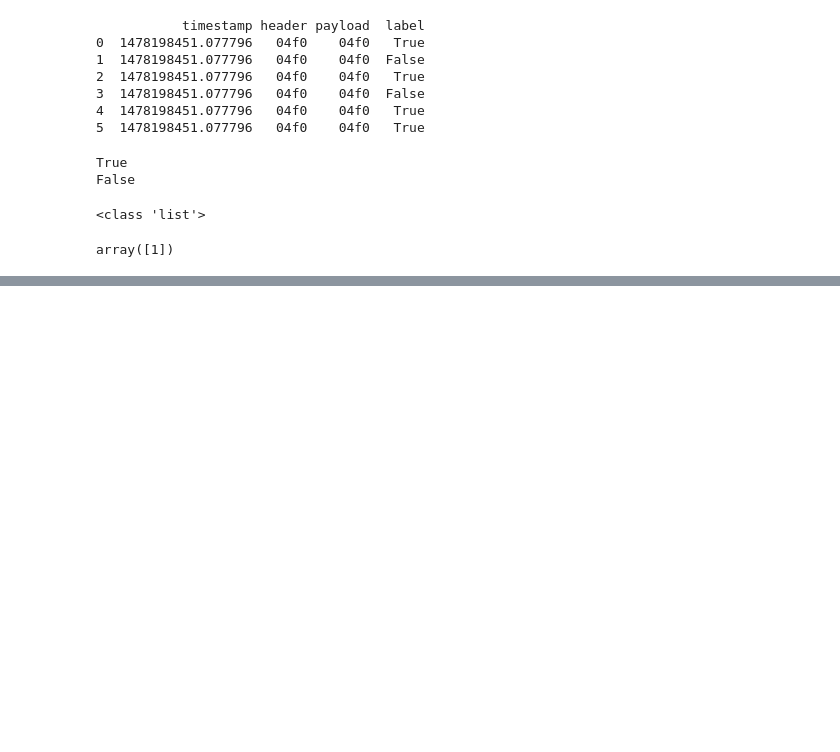
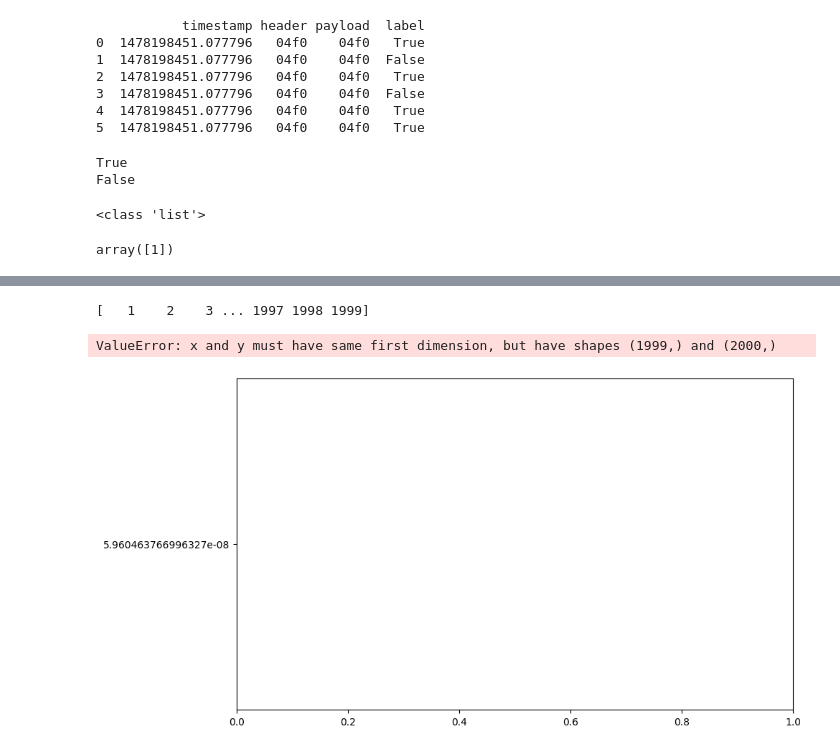
Before and after one commit to d41sys/CAN-AE-Transformer-IDS, a Jupyter notebook: notebooks/utils.ipynb, the cells around one changed output, grey strips where cells are left out. Drawn from its saved outputs; the diff is of its cells as text; code cells hidden in the pictures; blank space fills up the shorter version.

```diff
--- a/notebooks/utils.ipynb
+++ b/notebooks/utils.ipynb
@@ -48,3 +48,12 @@ np.array([y]).flatten()
 # %% [output]
 <class 'list'>
 array([1])
+# %%
+loss_value = []
+
+with open('../lost.txt', 'r') as file:
+     for _ in range(2000):
+        line = file.readline()
+        loss_value.append(line.split(': ')[1][1:-1])
+
+display(loss_value)
@@ -50,0 +78,21 @@ array([1])
+# %%
+import matplotlib.pyplot as plt
+import numpy as np
+
+# Generate a sample loss curve for demonstration purposes
+epochs = np.arange(1, 2000)
+loss = np.array(loss_value)
+print(epochs)
+
+plt.figure(figsize=(10, 6))
+plt.plot(epochs, loss, label="Loss", color="red")
+plt.title("Loss Curve")
+plt.xlabel("Epochs")
+plt.ylabel("Loss")
+plt.legend()
+plt.grid(True)
+plt.show()
+# %% [output]
+[   1    2    3 ... 1997 1998 1999]
+ValueError: x and y must have same first dimension, but have shapes (1999,) and (2000,)
+[figure, added]
```
Also changed, not shown: parts of 1 cell of this notebook, 7 other files.
